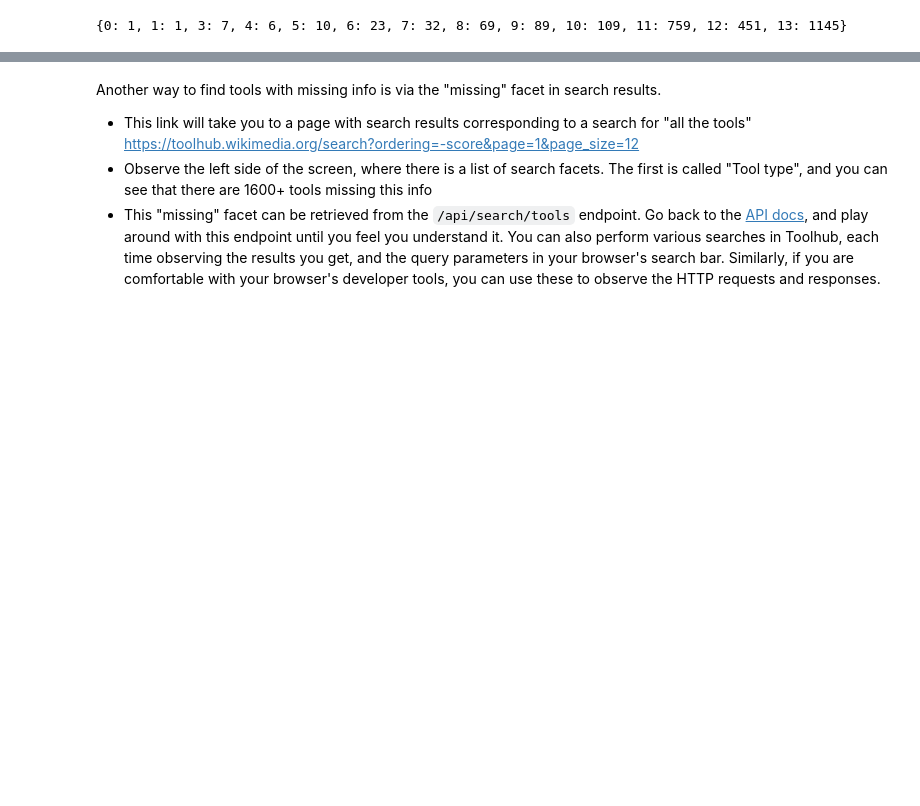
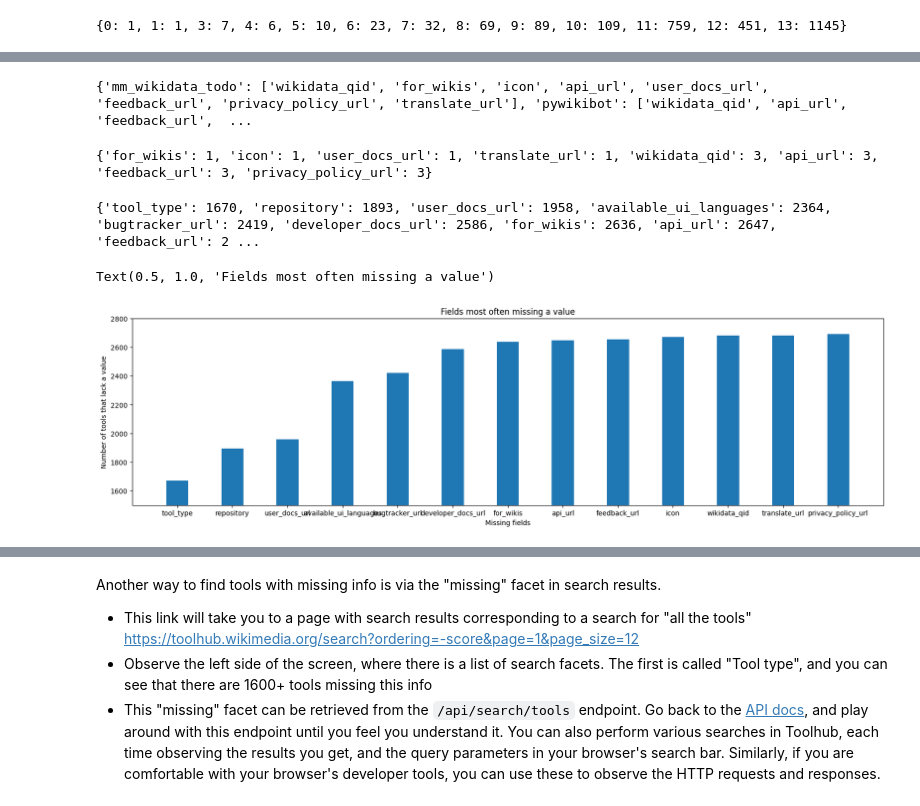
Before and after one commit to nbarnabee/outreachy, a Jupyter notebook: Outreachy_25_Toolhub_API_microtask.ipynb, the cells around one changed output, grey strips where cells are left out. Drawn from its saved outputs; the diff is of its cells as text; code cells hidden in the pictures; blank space fills up the shorter version.

```diff
--- a/Outreachy_25_Toolhub_API_microtask.ipynb
+++ b/Outreachy_25_Toolhub_API_microtask.ipynb
@@ -649,0 +638,77 @@ Text(0, 0.5, 'Tools')
+# %%
+def compileMissing(data_set):
+    tool_entries = {}
+    for entry in data_set:
+        tool_entries[entry["name"]] = listMissingFields(entry)
+    return tool_entries
+
+new_dataset = compileMissing(mock_data["results"])
+print(new_dataset)
+
+# I would expect to receive the following:
+# {
+#    'mm_wikidata_todo': ['wikidata_qid', 'for_wikis', 'icon', 'api_url', 'user_docs_url', 'feedback_url', 'privacy_policy_url', 'translate_url'],
+#    'pywikibot': ['wikidata_qid', 'api_url', 'feedback_url', 'privacy_policy_url'],
+#    'pywikifake': ['wikidata_qid', 'api_url', 'feedback_url', 'privacy_policy_url']
+# }
+# %% [output]
+{'mm_wikidata_todo': ['wikidata_qid', 'for_wikis', 'icon', 'api_url', 'user_docs_url', 'feedback_url', 'privacy_policy_url', 'translate_url'], 'pywikibot': ['wikidata_qid', 'api_url', 'feedback_url',  ...
+# %%
+# This time I would like to sort the plottable data by the values and not the keys, so that the results will be ordered from the least-often-missing value to the most-often-missing.
+# So here's a function that will do that:
+
+def sortDictByValue(dataset):
+    return dict(sorted(dataset.items(), key=lambda x:x[1]))
+# %%
+# And finally, the function that will iterate through the dict that I just created and tally up the times that the tool names appear.
+# The results will pass through the sorting function, which will sort them from "least often missing" to "most often missing."
+
+def missingToDict(data):
+    data_plot = {}
+    for key, value in data.items():
+        for entry in value:
+            new_key = entry
+            if new_key in data_plot:
+                data_plot[new_key] += 1
+            else:
+                data_plot[new_key] = 1
+    return sortDictByValue(data_plot)
+
+print(missingToDict(new_dataset))
+
+# I'm using the results I got earlier.  Based on those results, I would expect this function call to return the following:
+# { 'for_wikis': 1, 'icon': 1, 'user_docs_url': 1, 'translate_url': 1, 'wikidata_qid': 3, 'api_url': 3, 'feedback_url': 3, 'privacy_policy_url': 3 }
+# %% [output]
+{'for_wikis': 1, 'icon': 1, 'user_docs_url': 1, 'translate_url': 1, 'wikidata_qid': 3, 'api_url': 3, 'feedback_url': 3, 'privacy_policy_url': 3}
+# %%
+# And, finally, tie them all together with the fetch request.
+
+def buildMissingDict():
+    url = f'{TOOLS_API_ENDPOINT}'
+    response = requests.get(url, headers=headers)
+    if response.status_code == 200:
+        api_response = response.json()
+        tools = api_response["results"]
+        while api_response["next"]:
+            api_response = requests.get(api_response["next"], headers=headers).json()
+            tools.extend(api_response["results"])
+        missing_entries = compileMissing(tools)
+        missing_dict = missingToDict(missing_entries)
+        return missing_dict
+    else:
+        print(response.status_code)
+
+missing_tool_dict = buildMissingDict()
+print(missing_tool_dict)
+# %% [output]
+{'tool_type': 1670, 'repository': 1893, 'user_docs_url': 1958, 'available_ui_languages': 2364, 'bugtracker_url': 2419, 'developer_docs_url': 2586, 'for_wikis': 2636, 'api_url': 2647, 'feedback_url': 2 ...
+# %%
+plt.figure(figsize=(20, 5))
+plt.ylim((1500,2800))
+plt.bar(missing_tool_dict.keys(), missing_tool_dict.values(), width=0.4)
+plt.xlabel('Missing fields')
+plt.ylabel('Number of tools that lack a value')
+plt.title('Fields most often missing a value')
+# %% [output]
+Text(0.5, 1.0, 'Fields most often missing a value')
+[figure, added]
```
Also changed, not shown: parts of 8 cells of this notebook.
